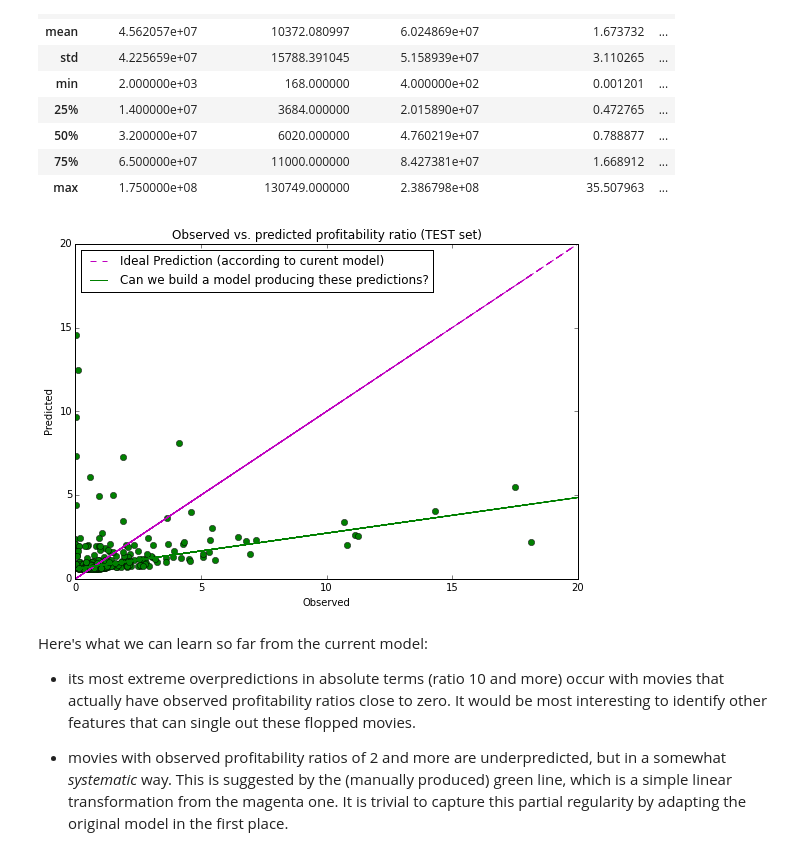
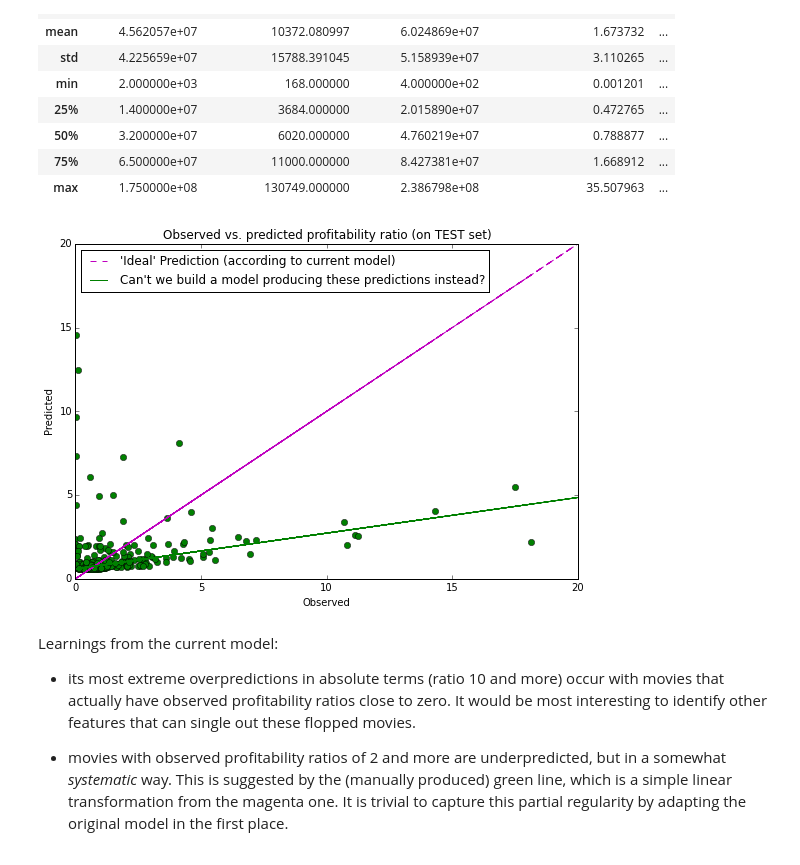
Before and after one commit to fdurant/linres_challenges, a Jupyter notebook: linear_regression_challenges_2.ipynb, the cells around one changed output. Drawn from its saved outputs; the diff is of its cells as text; code cells hidden in the pictures.

```diff
--- a/linear_regression_challenges_2.ipynb
+++ b/linear_regression_challenges_2.ipynb
@@ -288,26 +288,26 @@ predProfRatio.describe()
 # %%
 fig = plt.figure(15, figsize=(9,6))
 plt.plot(testDF['observedProfitabilityRatio'], testDF['predictedProfitabilityRatio'], 'go')
-plt.title('Observed vs. predicted profitability ratio (TEST set)')
+plt.title('Observed vs. predicted profitability ratio (on TEST set)')
 plt.xlabel('Observed')
 plt.ylabel('Predicted')
 
 axes = plt.gca()
 axes.set_xlim([0,20])
 axes.set_ylim([0,20])
 
 # Magenta dashed line
-plt.plot(testDF['observedProfitabilityRatio'],testDF['observedProfitabilityRatio'], 'm--', label="'Ideal' Prediction (according to curent model)")
+plt.plot(testDF['observedProfitabilityRatio'],testDF['observedProfitabilityRatio'], 'm--', label="'Ideal' Prediction (according to current model)")
 
 manuallyFitProfitabilityRatio = testDF['observedProfitabilityRatio'].apply(lambda x: 0.6 + (x/4.7))
 # Green dashed line
-plt.plot(testDF['observedProfitabilityRatio'], manuallyFitProfitabilityRatio, 'g-', label="Can we build a model producing these predictions?")
+plt.plot(testDF['observedProfitabilityRatio'], manuallyFitProfitabilityRatio, 'g-', label="Can't we build a model producing these predictions instead?")
 plt.legend(loc=2)
 plt.show()
 # %% [output]
-[figure, old version]
+[figure, new version]
 # %% [markdown]
-Here's what we can learn so far from the current model:
+Learnings from the current model:
 
 * its most extreme overpredictions in absolute terms (ratio 10 and more) occur with movies that actually have observed profitability ratios close to zero. It would be most interesting to identify other features that can single out these flopped movies.
 
```
Also changed, not shown: parts of 6 cells of this notebook.
